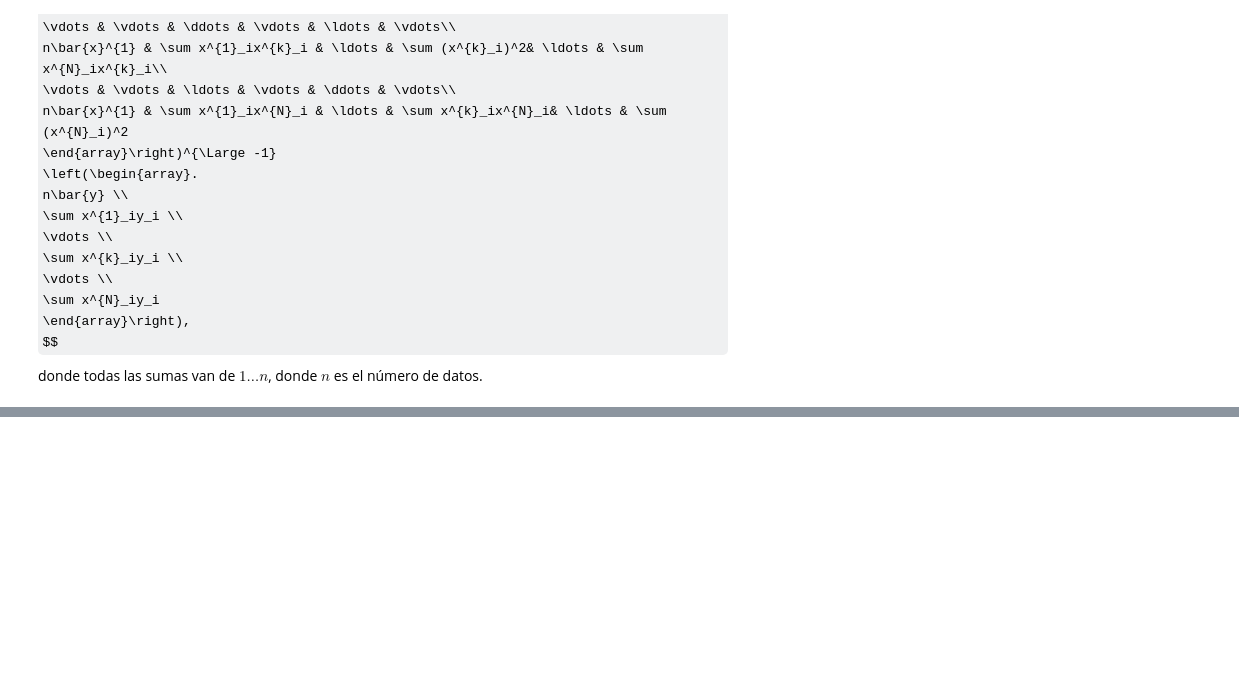
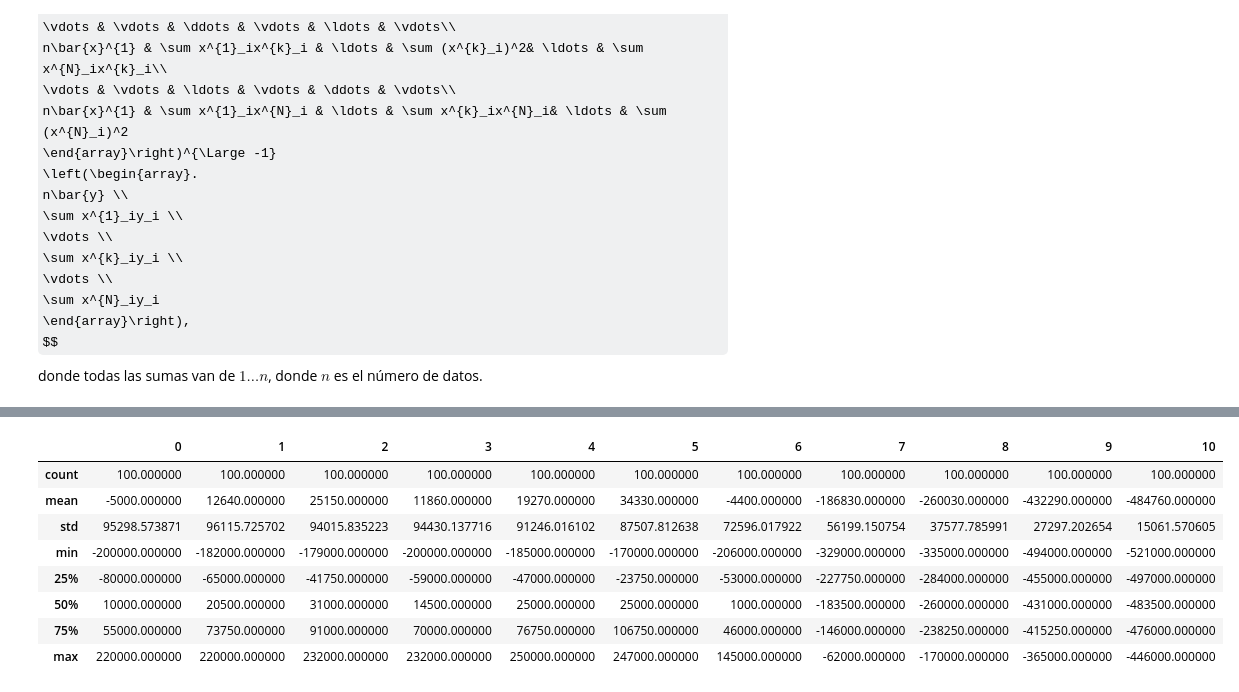
Before and after one commit to hackerschoolmty/Programa-Data-Science, a Jupyter notebook: 5.- Aprendizaje automático/5.- Sesión 2 Aprendizaje automático avanzado.ipynb, the cells around one changed output, grey strips where cells are left out. Saved outputs shown, nothing was run; the diff lists cells and outputs as text; code cells hidden in the pictures; some formulas as TeX source; blank space fills up the shorter version.

```diff
--- a/5.- Aprendizaje automático/5.- Sesión 2 Aprendizaje automático avanzado.ipynb
+++ b/5.- Aprendizaje automático/5.- Sesión 2 Aprendizaje automático avanzado.ipynb
@@ -54,0 +123,23 @@ donde todas las sumas van de $1\ldots n$, donde $n$ es el número de datos.
+# %%
+from bootstrap import bootstrapped_utility
+from pandas import DataFrame
+bs_f = bootstrapped_utility(df_testing=df_testing,varname='linnear_score', bins = linnear_scores_range)
+bs_df = DataFrame(bs_f)
+bs_df = bs_df.transpose()
+for n in range(0,100):
+    bs_f = bootstrapped_utility(df_testing=df_testing,varname='linnear_score', bins = linnear_scores_range)
+    bs_df_tmp = DataFrame(bs_f)
+    bs_df_tmp = bs_df_tmp.transpose()
+    bs_df.loc[n]=bs_df_tmp.loc[0]
+bs_results=bs_df.describe()
+bs_results
+# %% [output]
+|  | 0 | 1 | 2 | 3 | 4 | 5 | 6 | 7 | 8 | 9 | 10 |
+| count | 100.000000 | 100.000000 | 100.000000 | 100.000000 | 100.000000 | 100.000000 | 100.000000 | 100.000000 | 100.000000 | 100.000000 | 100.000000 |
+| mean | -5000.000000 | 12640.000000 | 25150.000000 | 11860.000000 | 19270.000000 | 34330.000000 | -4400.000000 | -186830.000000 | -260030.000000 | -432290.000000 | -484760.000000 |
+| std | 95298.573871 | 96115.725702 | 94015.835223 | 94430.137716 | 91246.016102 | 87507.812638 | 72596.017922 | 56199.150754 | 37577.785991 | 27297.202654 | 15061.570605 |
+| min | -200000.000000 | -182000.000000 | -179000.000000 | -200000.000000 | -185000.000000 | -170000.000000 | -206000.000000 | -329000.000000 | -335000.000000 | -494000.000000 | -521000.000000 |
+| 25% | -80000.000000 | -65000.000000 | -41750.000000 | -59000.000000 | -47000.000000 | -23750.000000 | -53000.000000 | -227750.000000 | -284000.000000 | -455000.000000 | -497000.000000 |
+| 50% | 10000.000000 | 20500.000000 | 31000.000000 | 14500.000000 | 25000.000000 | 25000.000000 | 1000.000000 | -183500.000000 | -260000.000000 | -431000.000000 | -483500.000000 |
+| 75% | 55000.000000 | 73750.000000 | 91000.000000 | 70000.000000 | 76750.000000 | 106750.000000 | 46000.000000 | -146000.000000 | -238250.000000 | -415250.000000 | -476000.000000 |
+| max | 220000.000000 | 220000.000000 | 232000.000000 | 232000.000000 | 250000.000000 | 247000.000000 | 145000.000000 | -62000.000000 | -170000.000000 | -365000.000000 | -446000.000000 |
```
Also changed, not shown: parts of 5 cells of this notebook, 1 other file.
